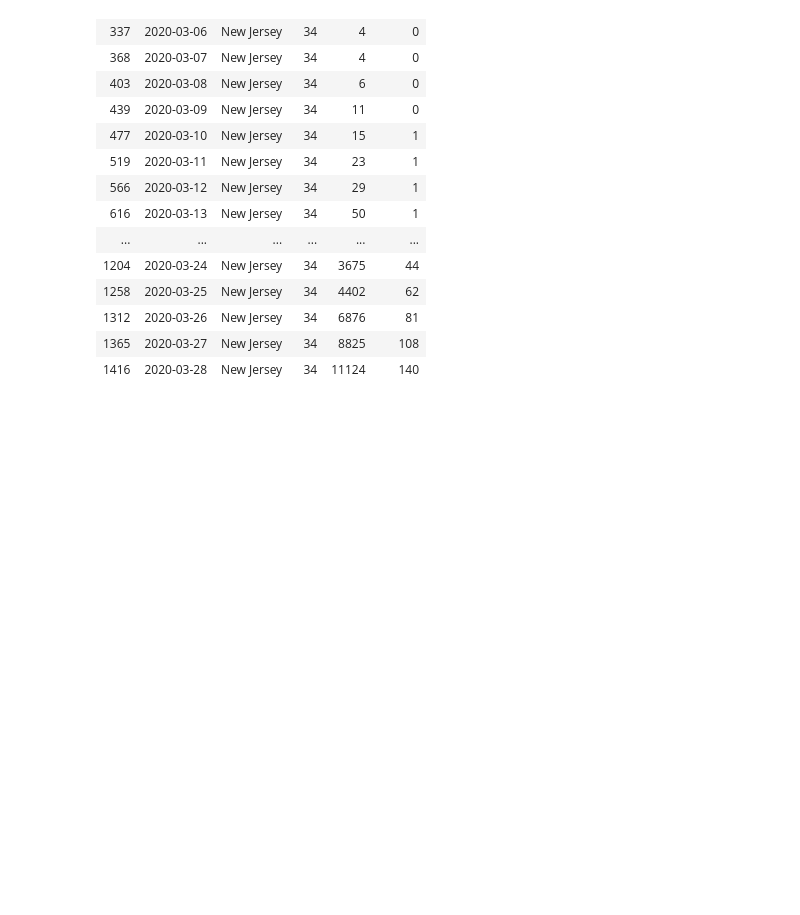
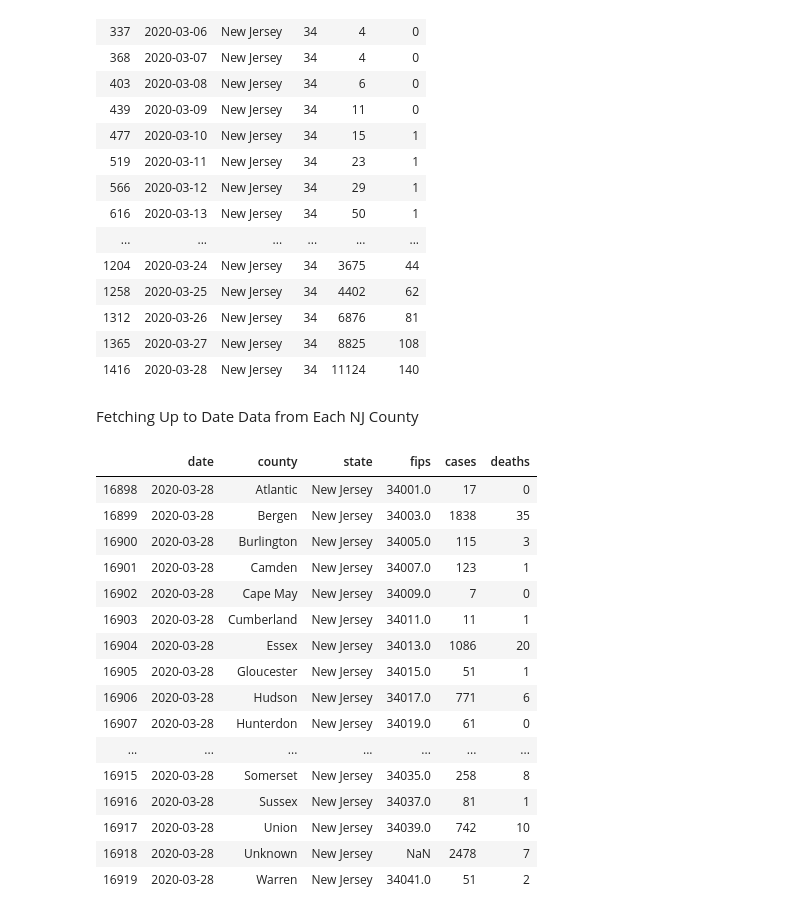
Before and after one commit to jaydenfont/NJ-COVID-19-Data, a Jupyter notebook: NewJerseyCases.ipynb, the cells around one changed output. Saved outputs shown, nothing was run; the diff lists cells and outputs as text; code cells hidden in the pictures; blank space fills up the shorter version.

```diff
--- a/NewJerseyCases.ipynb
+++ b/NewJerseyCases.ipynb
@@ -5,6 +8,11 @@ import numpy as np
 from matplotlib import pyplot as plt
 
 %matplotlib inline
-# Raw csv pulled from New York Times Github
-url = 'https://raw.githubusercontent.com/nytimes/covid-19-data/master/us-states.csv'
-df = pd.read_csv(url)
+
+# Raw state csv pulled from New York Times Github
+url1 = 'https://raw.githubusercontent.com/nytimes/covid-19-data/master/us-states.csv'
+states= pd.read_csv(url1)
+
+# Raw county csv pulled from New York Times Github
+url2 = 'https://raw.githubusercontent.com/nytimes/covid-19-data/master/us-counties.csv'
+county = pd.read_csv(url2)
@@ -61,4 +71,32 @@ njCases = np.array(nj["cases"])
 now = datetime.now()
 # I returns hour in 12 hour format, p returns AM or PM based on time
 dateAndTime = now.strftime("%m/%d/%Y %I:%M %p")
+# %% [markdown]
+Fetching Up to Date Data from Each NJ County
+# %%
+# Get last date of available data
+recentDate = county.at[county.index[-1], 'date']
+
+# Isolate NJ Counties for given date
+njCountyList = county[(county['state'] == "New Jersey") & (county["date"] == recentDate)]
+
+njCountyList
+# %% [output]
+|  | date | county | state | fips | cases | deaths |
+| 16898 | 2020-03-28 | Atlantic | New Jersey | 34001.0 | 17 | 0 |
+| 16899 | 2020-03-28 | Bergen | New Jersey | 34003.0 | 1838 | 35 |
+| 16900 | 2020-03-28 | Burlington | New Jersey | 34005.0 | 115 | 3 |
+| 16901 | 2020-03-28 | Camden | New Jersey | 34007.0 | 123 | 1 |
+| 16902 | 2020-03-28 | Cape May | New Jersey | 34009.0 | 7 | 0 |
+| 16903 | 2020-03-28 | Cumberland | New Jersey | 34011.0 | 11 | 1 |
+| 16904 | 2020-03-28 | Essex | New Jersey | 34013.0 | 1086 | 20 |
+| 16905 | 2020-03-28 | Gloucester | New Jersey | 34015.0 | 51 | 1 |
+| 16906 | 2020-03-28 | Hudson | New Jersey | 34017.0 | 771 | 6 |
+| 16907 | 2020-03-28 | Hunterdon | New Jersey | 34019.0 | 61 | 0 |
+| ... | ... | ... | ... | ... | ... | ... |
+| 16915 | 2020-03-28 | Somerset | New Jersey | 34035.0 | 258 | 8 |
+| 16916 | 2020-03-28 | Sussex | New Jersey | 34037.0 | 81 | 1 |
+| 16917 | 2020-03-28 | Union | New Jersey | 34039.0 | 742 | 10 |
+| 16918 | 2020-03-28 | Unknown | New Jersey | NaN | 2478 | 7 |
+| 16919 | 2020-03-28 | Warren | New Jersey | 34041.0 | 51 | 2 |
 # %%
```
Also changed, not shown: parts of 6 cells of this notebook.
